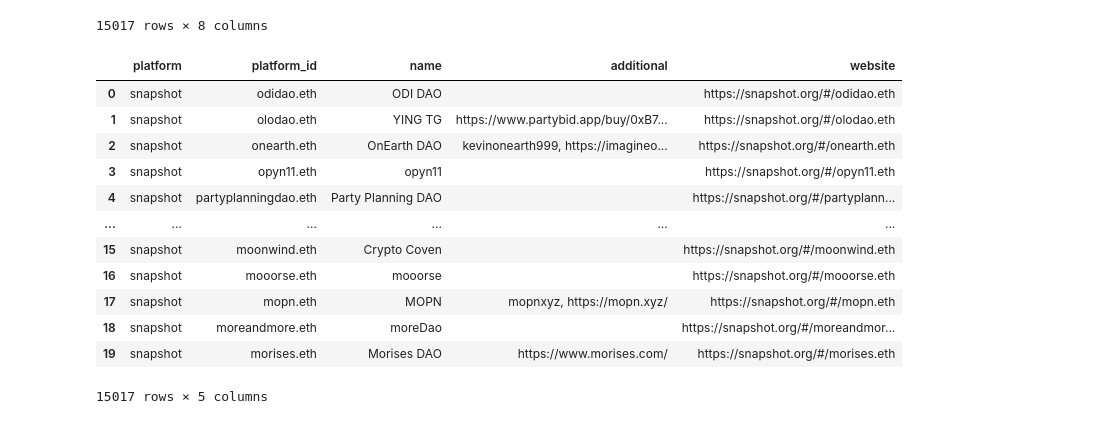
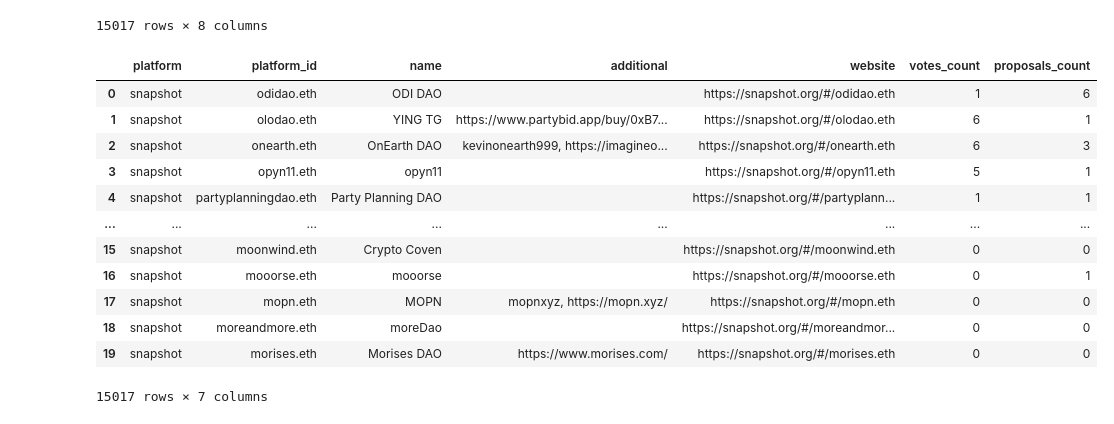
Before and after one commit to daviddavo/daos-verano, a Jupyter notebook: 001_get_deployments/snapshot/snapshot_get_deployments.ipynb, the cells around one changed output. Saved outputs shown, nothing was run; the diff lists cells and outputs as text; code cells hidden in the pictures.

Commit message:
feat: begin adding proposal and vote counts

```diff
--- a/001_get_deployments/snapshot/snapshot_get_deployments.ipynb
+++ b/001_get_deployments/snapshot/snapshot_get_deployments.ipynb
@@ -160,23 +160,25 @@ df
 | 19 | morises.eth | Morises DAO | 0 | 0 | 2 | https://www.morises.com/ | snapshot | https://snapshot.org/#/morises.eth |
 15017 rows × 8 columns
 # %%
+# rename votesCount to votes_count and proposalsCount to proposals_count
+df.rename(columns={'votesCount': 'votes_count', 'proposalsCount': 'proposals_count'}, inplace=True)
 # reorder columns
-df = df[['platform', 'platform_id', 'name', 'additional', 'website']]
+df = df[['platform', 'platform_id', 'name', 'additional', 'website', 'votes_count', 'proposals_count']]
 df
 # %% [output]
-|  | platform | platform_id | name | additional | website |
-| 0 | snapshot | odidao.eth | ODI DAO |  | https://snapshot.org/#/odidao.eth |
-| 1 | snapshot | olodao.eth | YING TG | https://www.partybid.app/buy/0xB7... | https://snapshot.org/#/olodao.eth |
-| 2 | snapshot | onearth.eth | OnEarth DAO | kevinonearth999, https://imagineo... | https://snapshot.org/#/onearth.eth |
-| 3 | snapshot | opyn11.eth | opyn11 |  | https://snapshot.org/#/opyn11.eth |
-| 4 | snapshot | partyplanningdao.eth | Party Planning DAO |  | https://snapshot.org/#/partyplann... |
-| ... | ... | ... | ... | ... | ... |
-| 15 | snapshot | moonwind.eth | Crypto Coven |  | https://snapshot.org/#/moonwind.eth |
-| 16 | snapshot | mooorse.eth | mooorse |  | https://snapshot.org/#/mooorse.eth |
-| 17 | snapshot | mopn.eth | MOPN | mopnxyz, https://mopn.xyz/ | https://snapshot.org/#/mopn.eth |
-| 18 | snapshot | moreandmore.eth | moreDao |  | https://snapshot.org/#/moreandmor... |
-| 19 | snapshot | morises.eth | Morises DAO | https://www.morises.com/ | https://snapshot.org/#/morises.eth |
+|  | platform | platform_id | name | additional | website | votes_count | proposals_count |
+| 0 | snapshot | odidao.eth | ODI DAO |  | https://snapshot.org/#/odidao.eth | 1 | 6 |
+| 1 | snapshot | olodao.eth | YING TG | https://www.partybid.app/buy/0xB7... | https://snapshot.org/#/olodao.eth | 6 | 1 |
+| 2 | snapshot | onearth.eth | OnEarth DAO | kevinonearth999, https://imagineo... | https://snapshot.org/#/onearth.eth | 6 | 3 |
+| 3 | snapshot | opyn11.eth | opyn11 |  | https://snapshot.org/#/opyn11.eth | 5 | 1 |
+| 4 | snapshot | partyplanningdao.eth | Party Planning DAO |  | https://snapshot.org/#/partyplann... | 1 | 1 |
+| ... | ... | ... | ... | ... | ... | ... | ... |
+| 15 | snapshot | moonwind.eth | Crypto Coven |  | https://snapshot.org/#/moonwind.eth | 0 | 0 |
+| 16 | snapshot | mooorse.eth | mooorse |  | https://snapshot.org/#/mooorse.eth | 0 | 1 |
+| 17 | snapshot | mopn.eth | MOPN | mopnxyz, https://mopn.xyz/ | https://snapshot.org/#/mopn.eth | 0 | 0 |
+| 18 | snapshot | moreandmore.eth | moreDao |  | https://snapshot.org/#/moreandmor... | 0 | 0 |
+| 19 | snapshot | morises.eth | Morises DAO | https://www.morises.com/ | https://snapshot.org/#/morises.eth | 0 | 0 |
-15017 rows × 5 columns
+15017 rows × 7 columns
 # %%
 # save to csv
 df.to_csv('snapshot_deployments.csv', index=False)
```
Also changed, not shown: 3 other files.
